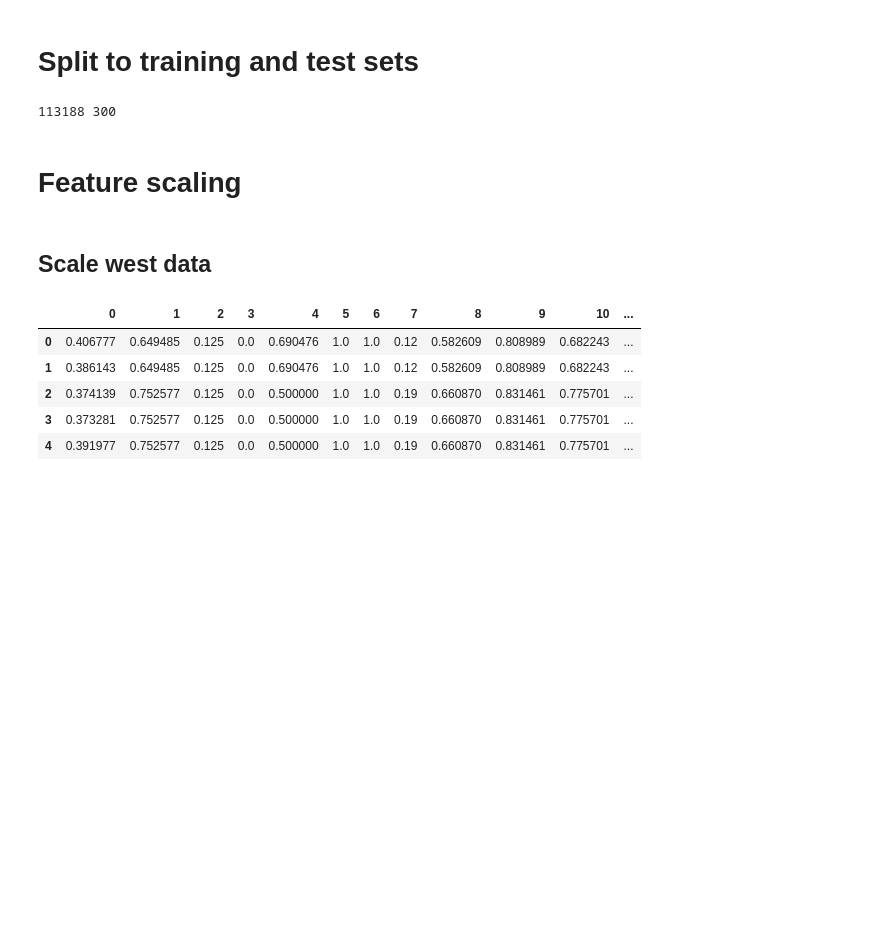
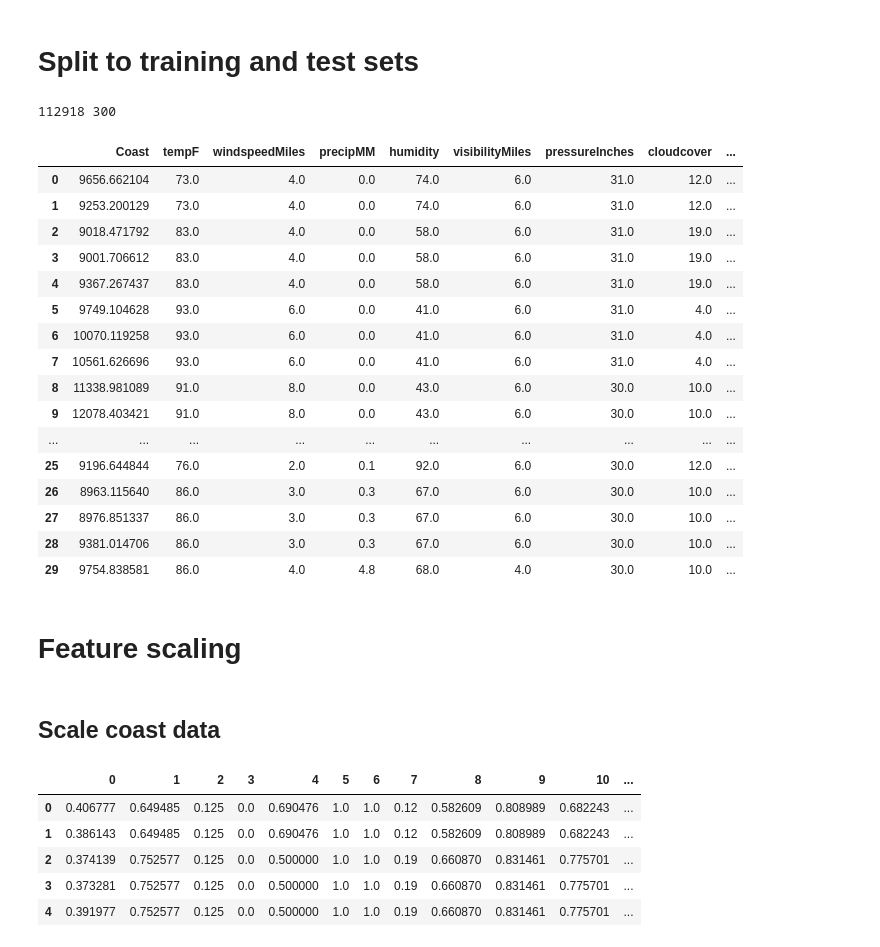
Before and after one commit to pouyashojaei/datathon-code, a Jupyter notebook: Coast_Forecasting_Yue.ipynb, the cells around one changed output. Cells and saved outputs as stored; diff of their text form; code cells hidden in the pictures; blank space fills up the shorter version.

```diff
--- a/Coast_Forecasting_Yue.ipynb
+++ b/Coast_Forecasting_Yue.ipynb
@@ -23,19 +34,39 @@ n_rows, n_cols = coast_df.shape
 # %% [markdown]
 # Split to training and test sets
 # %%
-train_data= coast_df.iloc[:n_rows-30]
+train_data= coast_df.iloc[:n_rows-300]
 test_data = coast_df.iloc[-300:]
 
 print(len(train_data), len(test_data))
 # %% [output]
-113188 300
+112918 300
+# %%
+train_data.head(30)
+# %% [output]
+|  | Coast | tempF | windspeedMiles | precipMM | humidity | visibilityMiles | pressureInches | cloudcover | ... |
+| 0 | 9656.662104 | 73.0 | 4.0 | 0.0 | 74.0 | 6.0 | 31.0 | 12.0 | ... |
+| 1 | 9253.200129 | 73.0 | 4.0 | 0.0 | 74.0 | 6.0 | 31.0 | 12.0 | ... |
+| 2 | 9018.471792 | 83.0 | 4.0 | 0.0 | 58.0 | 6.0 | 31.0 | 19.0 | ... |
+| 3 | 9001.706612 | 83.0 | 4.0 | 0.0 | 58.0 | 6.0 | 31.0 | 19.0 | ... |
+| 4 | 9367.267437 | 83.0 | 4.0 | 0.0 | 58.0 | 6.0 | 31.0 | 19.0 | ... |
+| 5 | 9749.104628 | 93.0 | 6.0 | 0.0 | 41.0 | 6.0 | 31.0 | 4.0 | ... |
+| 6 | 10070.119258 | 93.0 | 6.0 | 0.0 | 41.0 | 6.0 | 31.0 | 4.0 | ... |
+| 7 | 10561.626696 | 93.0 | 6.0 | 0.0 | 41.0 | 6.0 | 31.0 | 4.0 | ... |
+| 8 | 11338.981089 | 91.0 | 8.0 | 0.0 | 43.0 | 6.0 | 30.0 | 10.0 | ... |
+| 9 | 12078.403421 | 91.0 | 8.0 | 0.0 | 43.0 | 6.0 | 30.0 | 10.0 | ... |
+| ... | ... | ... | ... | ... | ... | ... | ... | ... | ... |
+| 25 | 9196.644844 | 76.0 | 2.0 | 0.1 | 92.0 | 6.0 | 30.0 | 12.0 | ... |
+| 26 | 8963.115640 | 86.0 | 3.0 | 0.3 | 67.0 | 6.0 | 30.0 | 10.0 | ... |
+| 27 | 8976.851337 | 86.0 | 3.0 | 0.3 | 67.0 | 6.0 | 30.0 | 10.0 | ... |
+| 28 | 9381.014706 | 86.0 | 3.0 | 0.3 | 67.0 | 6.0 | 30.0 | 10.0 | ... |
+| 29 | 9754.838581 | 86.0 | 4.0 | 4.8 | 68.0 | 4.0 | 30.0 | 10.0 | ... |
 # %% [markdown]
 # Feature scaling
 # %%
 from sklearn.preprocessing import MinMaxScaler
 min_max_scaler = MinMaxScaler(feature_range=(0,1))
 # %% [markdown]
-## Scale west data
+## Scale coast data
 # %%
 train_data_scaled = min_max_scaler.fit_transform(train_data)
 train_data_scaled = pd.DataFrame(train_data_scaled)
```
Also changed, not shown: parts of 22 cells of this notebook.
